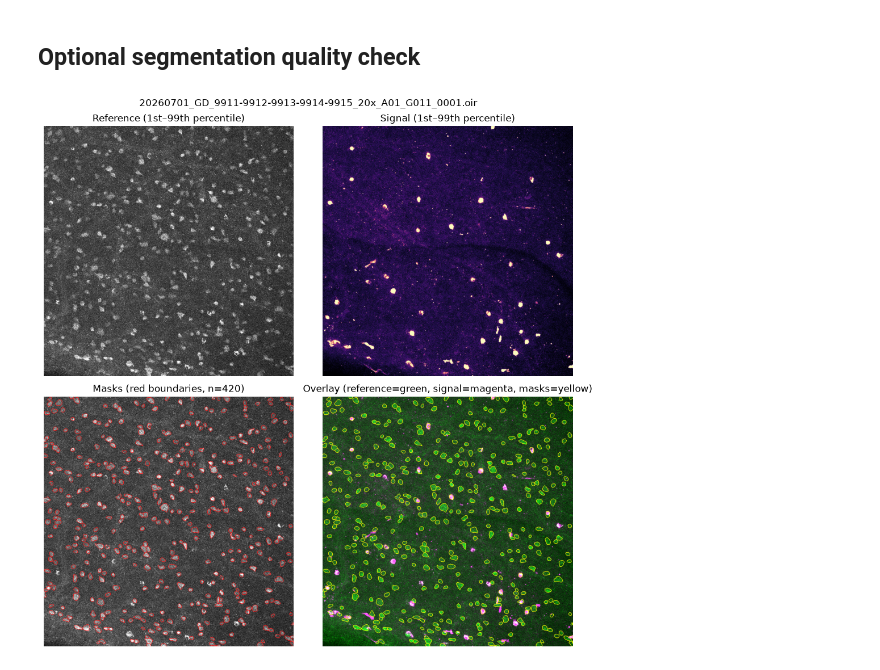
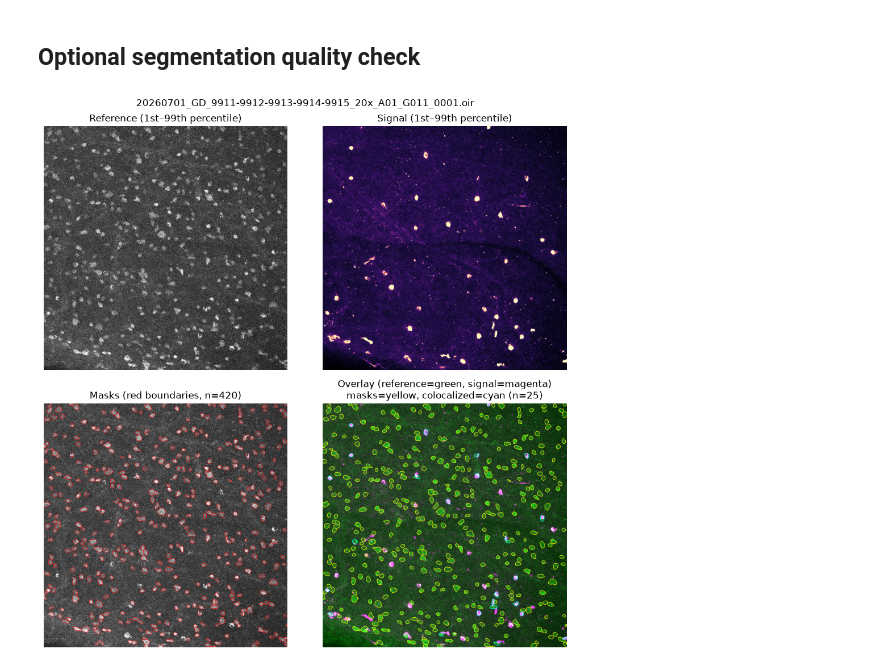
Before and after one commit to EyeResearcher/SignalColocalization, a Jupyter notebook: run_colocalization.ipynb, the cells around one changed output. Cells and saved outputs as stored; diff of their text form; code cells hidden in the pictures.

Commit message:
colocal visualization adds

```diff
--- a/run_colocalization.ipynb
+++ b/run_colocalization.ipynb
@@ -114,17 +114,18 @@ display(result.cells.head())
 # %%
 import tifffile
 import importlib
 from colocalize import visualization
 
 importlib.reload(visualization)
 img_number = 10
 first_image = build_dataset(config, [inputs.iloc[img_number]["path"]])[0]
 first_masks = tifffile.imread(result.mask_paths[img_number])
 visualization.show_segmentation(
     first_image.channel(config.reference_sets[0].channel),
     first_masks,
     first_image.channel(config.signal_channels[0].channel),
+    signal_spec=config.signal_channels[0],
     title=inputs.iloc[img_number]["source"],
 );
 # %% [output]
-[figure, old version]
+[figure, new version]
```
Also changed, not shown: 1 other file.
